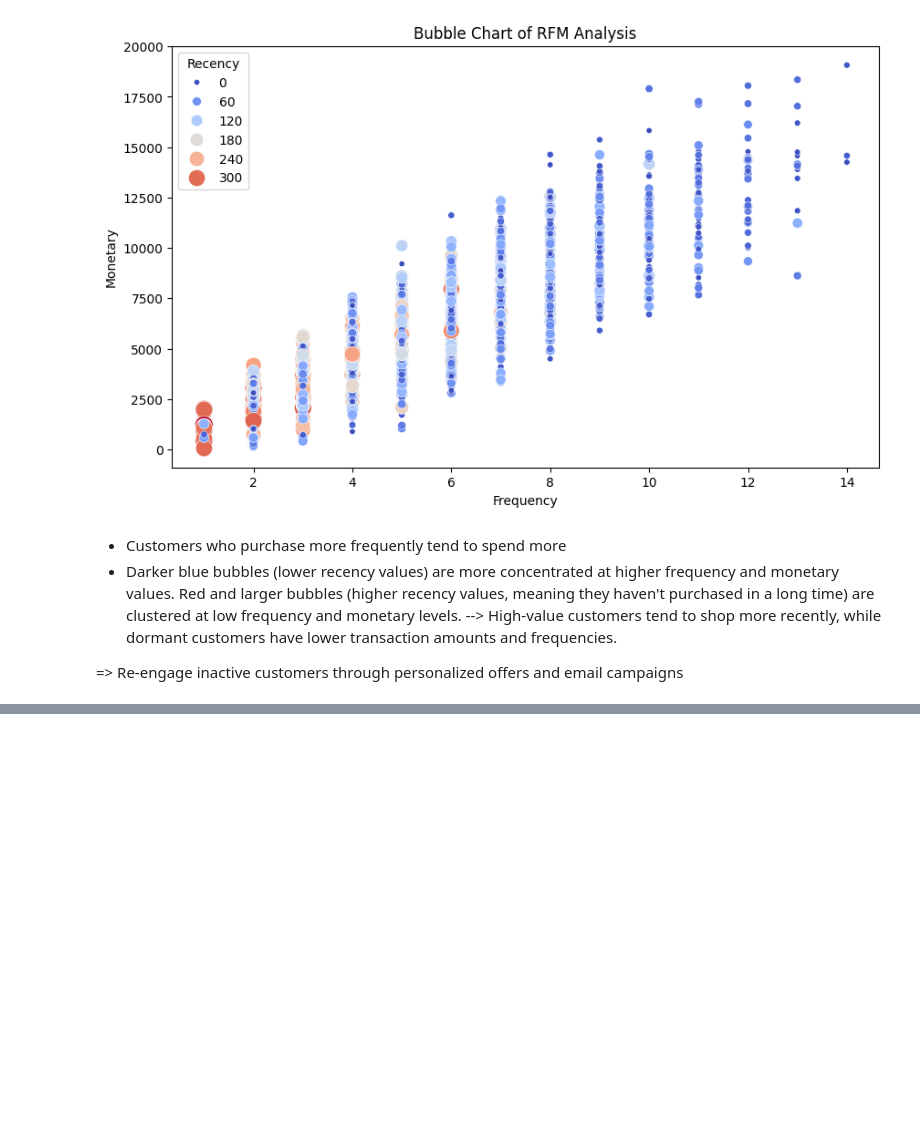
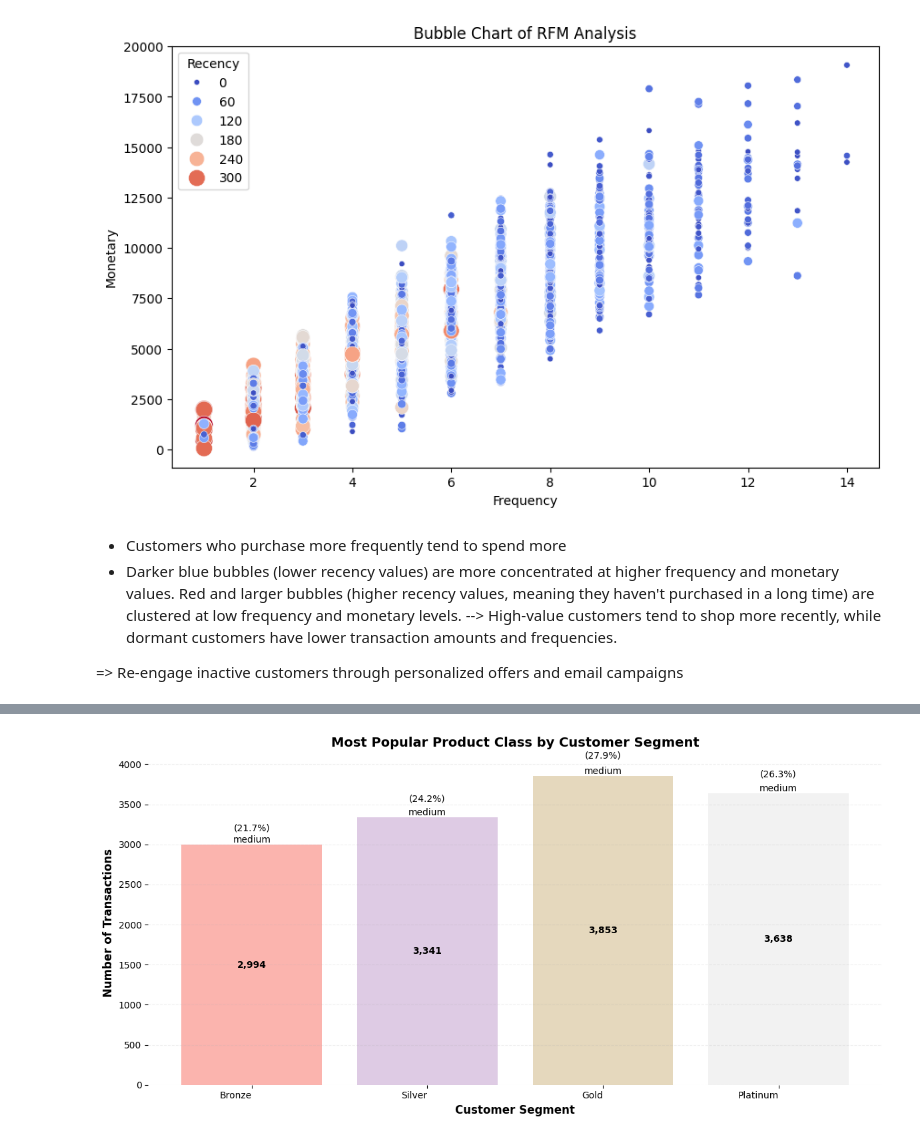
Before and after one commit to meodenhuongnoi/Customer-Segmentation, a Jupyter notebook: Customer Segmentation.ipynb, the cells around one changed output, grey strips where cells are left out. Cells and saved outputs as stored; diff of their text form; code cells hidden in the pictures; blank space fills up the shorter version.

```diff
--- a/Customer Segmentation.ipynb
+++ b/Customer Segmentation.ipynb
@@ -1805,0 +1898,60 @@ Text(0, 0.5, 'Monetary')
+# %%
+# Find the most purchased product class for each segment
+most_popular_class = customer_segmentation.groupby('customer_title')['product_class'].agg(
+    lambda x: x.value_counts().index[0]).reset_index()
+class_counts = customer_segmentation.groupby(['customer_title', 'product_class']).size().reset_index(name='count')
+
+# Get the counts for the most popular product classes
+result = pd.merge(most_popular_class, class_counts,
+                 on=['customer_title', 'product_class'])
+
+# Set style and colors
+colors = plt.cm.Pastel1(np.linspace(0, 1, len(result)))
+
+# Create the bar plot
+plt.figure(figsize=(12, 6))
+bars = plt.bar(result['customer_title'], result['count'], color=colors)
+
+# Customize appearance
+plt.xticks(ha='right')
+plt.title('Most Popular Product Class by Customer Segment',
+         fontsize=14, pad=15, fontweight='bold')
+plt.xlabel('Customer Segment', fontsize=12, fontweight='bold')
+plt.ylabel('Number of Transactions', fontsize=12, fontweight='bold')
+
+# Add value labels and product class labels
+for bar in bars:
+    height = bar.get_height()
+    product_class = result.loc[result['count'] == height, 'product_class'].iloc[0]
+
+    # Add count on bar
+    plt.text(bar.get_x() + bar.get_width()/2., height/2,
+             f'{int(height):,}',
+             ha='center', va='center',
+             color='black', fontweight='bold')
+
+    # Add product class above bar
+    plt.text(bar.get_x() + bar.get_width()/2., height,
+             product_class,
+             ha='center', va='bottom',
+             color='black', fontsize=10)
+
+# Customize grid and spines
+plt.grid(axis='y', alpha=0.2, linestyle='--')
+for spine in plt.gca().spines.values():
+    spine.set_visible(False)
+
+# Add percentage labels
+total = result['count'].sum()
+for i, bar in enumerate(bars):
+    height = bar.get_height()
+    percentage = height/total * 100
+    plt.text(bar.get_x() + bar.get_width()/2., height*1.05,
+             f'({percentage:.1f}%)',
+             ha='center', va='bottom',
+             color='black', fontsize=10)
+
+plt.tight_layout()
+plt.show()
+# %% [output]
+[figure, added]
```
Also changed, not shown: parts of 20 cells of this notebook.
